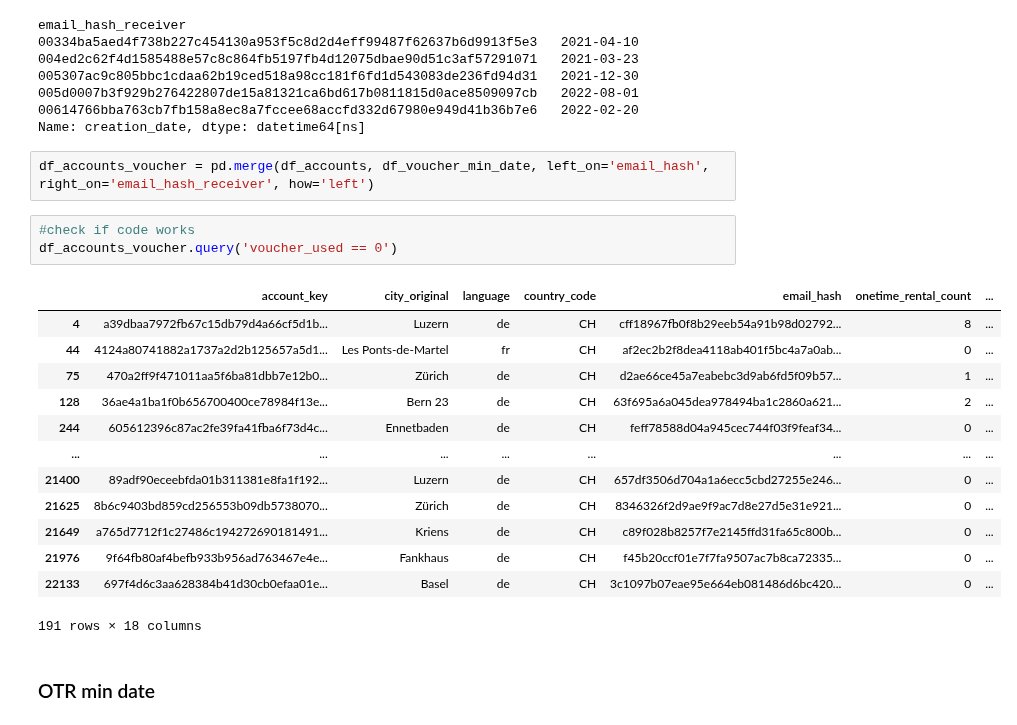
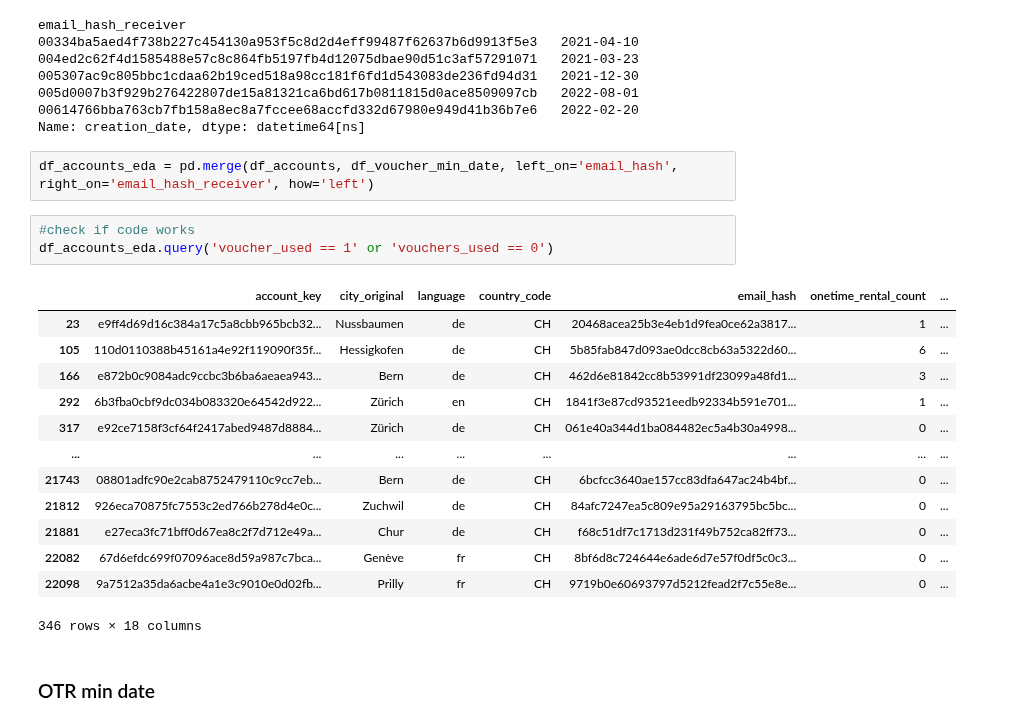
Before and after one commit to elisicke/Data-Analyst-Capstone-Project, a Jupyter notebook: EDA_Liz.ipynb, the cells around one changed output. Saved outputs shown, nothing was run; the diff lists cells and outputs as text.

Commit message:
adding new EDA file with added columns for vouchers and gifted subs

```diff
--- a/EDA_Liz.ipynb
+++ b/EDA_Liz.ipynb
@@ -290,24 +281,24 @@ email_hash_receiver
 00614766bba763cb7fb158a8ec8a7fccee68accfd332d67980e949d41b36b7e6   2022-02-20
 Name: creation_date, dtype: datetime64[ns]
 # %%
-df_accounts_voucher = pd.merge(df_accounts, df_voucher_min_date, left_on='email_hash', right_on='email_hash_receiver', how='left')
+df_accounts_eda = pd.merge(df_accounts, df_voucher_min_date, left_on='email_hash', right_on='email_hash_receiver', how='left')
 # %%
 #check if code works
-df_accounts_voucher.query('voucher_used == 0')
+df_accounts_eda.query('voucher_used == 1' or 'vouchers_used == 0')
 # %% [output]
 |  | account_key | city_original | language | country_code | email_hash | onetime_rental_count | ... |
-| 4 | a39dbaa7972fb67c15db79d4a66cf5d1b... | Luzern | de | CH | cff18967fb0f8b29eeb54a91b98d02792... | 8 | ... |
-| 44 | 4124a80741882a1737a2d2b125657a5d1... | Les Ponts-de-Martel | fr | CH | af2ec2b2f8dea4118ab401f5bc4a7a0ab... | 0 | ... |
-| 75 | 470a2ff9f471011aa5f6ba81dbb7e12b0... | Zürich | de | CH | d2ae66ce45a7eabebc3d9ab6fd5f09b57... | 1 | ... |
-| 128 | 36ae4a1ba1f0b656700400ce78984f13e... | Bern 23 | de | CH | 63f695a6a045dea978494ba1c2860a621... | 2 | ... |
-| 244 | 605612396c87ac2fe39fa41fba6f73d4c... | Ennetbaden | de | CH | feff78588d04a945cec744f03f9feaf34... | 0 | ... |
+| 23 | e9ff4d69d16c384a17c5a8cbb965bcb32... | Nussbaumen | de | CH | 20468acea25b3e4eb1d9fea0ce62a3817... | 1 | ... |
+| 105 | 110d0110388b45161a4e92f119090f35f... | Hessigkofen | de | CH | 5b85fab847d093ae0dcc8cb63a5322d60... | 6 | ... |
+| 166 | e872b0c9084adc9ccbc3b6ba6aeaea943... | Bern | de | CH | 462d6e81842cc8b53991df23099a48fd1... | 3 | ... |
+| 292 | 6b3fba0cbf9dc034b083320e64542d922... | Zürich | en | CH | 1841f3e87cd93521eedb92334b591e701... | 1 | ... |
+| 317 | e92ce7158f3cf64f2417abed9487d8884... | Zürich | de | CH | 061e40a344d1ba084482ec5a4b30a4998... | 0 | ... |
 | ... | ... | ... | ... | ... | ... | ... | ... |
-| 21400 | 89adf90eceebfda01b311381e8fa1f192... | Luzern | de | CH | 657df3506d704a1a6ecc5cbd27255e246... | 0 | ... |
-| 21625 | 8b6c9403bd859cd256553b09db5738070... | Zürich | de | CH | 8346326f2d9ae9f9ac7d8e27d5e31e921... | 0 | ... |
-| 21649 | a765d7712f1c27486c194272690181491... | Kriens | de | CH | c89f028b8257f7e2145ffd31fa65c800b... | 0 | ... |
-| 21976 | 9f64fb80af4befb933b956ad763467e4e... | Fankhaus | de | CH | f45b20ccf01e7f7fa9507ac7b8ca72335... | 0 | ... |
-| 22133 | 697f4d6c3aa628384b41d30cb0efaa01e... | Basel | de | CH | 3c1097b07eae95e664eb081486d6bc420... | 0 | ... |
+| 21743 | 08801adfc90e2cab8752479110c9cc7eb... | Bern | de | CH | 6bcfcc3640ae157cc83dfa647ac24b4bf... | 0 | ... |
+| 21812 | 926eca70875fc7553c2ed766b278d4e0c... | Zuchwil | de | CH | 84afc7247ea5c809e95a29163795bc5bc... | 0 | ... |
+| 21881 | e27eca3fc71bff0d67ea8c2f7d712e49a... | Chur | de | CH | f68c51df7c1713d231f49b752ca82ff73... | 0 | ... |
+| 22082 | 67d6efdc699f07096ace8d59a987c7bca... | Genève | fr | CH | 8bf6d8c724644e6ade6d7e57f0df5c0c3... | 0 | ... |
+| 22098 | 9a7512a35da6acbe4a1e3c9010e0d02fb... | Prilly | fr | CH | 9719b0e60693797d5212fead2f7c55e8e... | 0 | ... |
-191 rows × 18 columns
+346 rows × 18 columns
 # %% [markdown]
 ### OTR min date
 # %%
```
Also changed, not shown: parts of 9 cells of this notebook, 1 other file.
